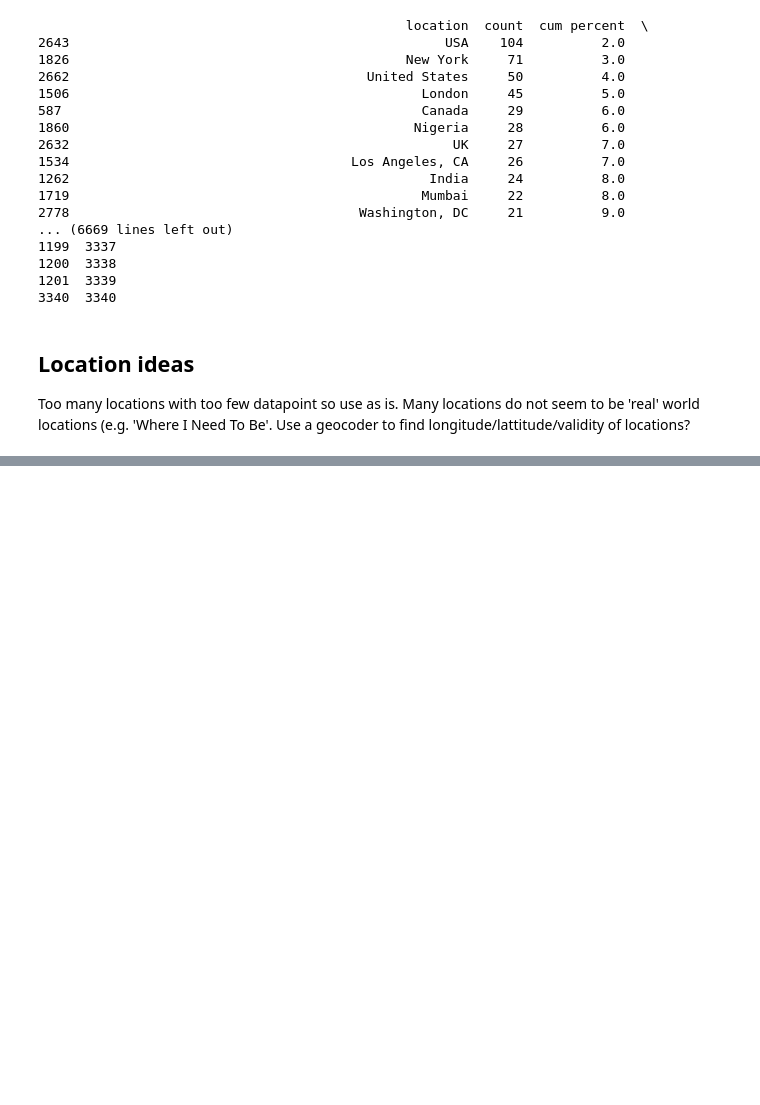
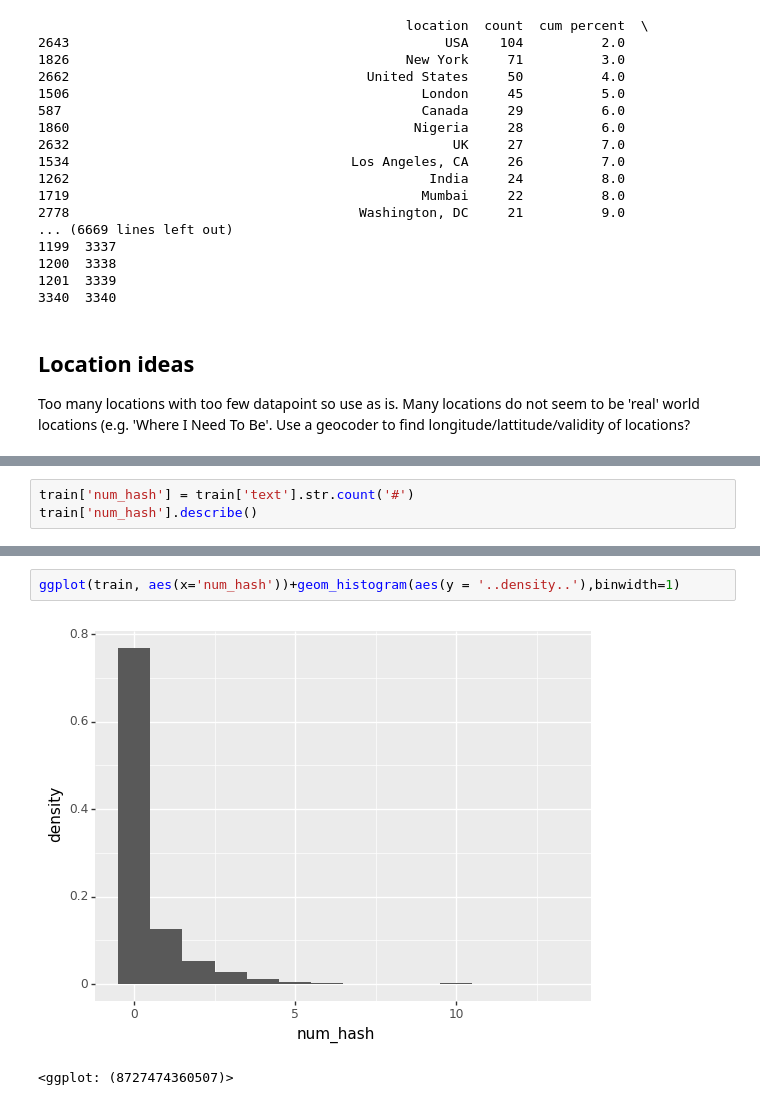
Before and after one commit to herwinvw/Real-or-Not-NLP-with-Disaster-Tweets, a Jupyter notebook: explorative_analysis.ipynb, the cells around one changed output, grey strips where cells are left out. Drawn from its saved outputs; the diff is of its cells as text; blank space fills up the shorter version.

```diff
--- a/explorative_analysis.ipynb
+++ b/explorative_analysis.ipynb
@@ -262,0 +293,3 @@ Too many locations with too few datapoint so use as is. Many locations do not se
+# %%
+train['num_hash'] = train['text'].str.count('#')
+train['num_hash'].describe()
@@ -262,0 +314,5 @@ Too many locations with too few datapoint so use as is. Many locations do not se
+# %%
+ggplot(train, aes(x='num_hash'))+geom_histogram(aes(y = '..density..'),binwidth=1)
+# %% [output]
+[figure, added]
+<ggplot: (8727474360507)>
```
Also changed, not shown: parts of 22 cells of this notebook.
